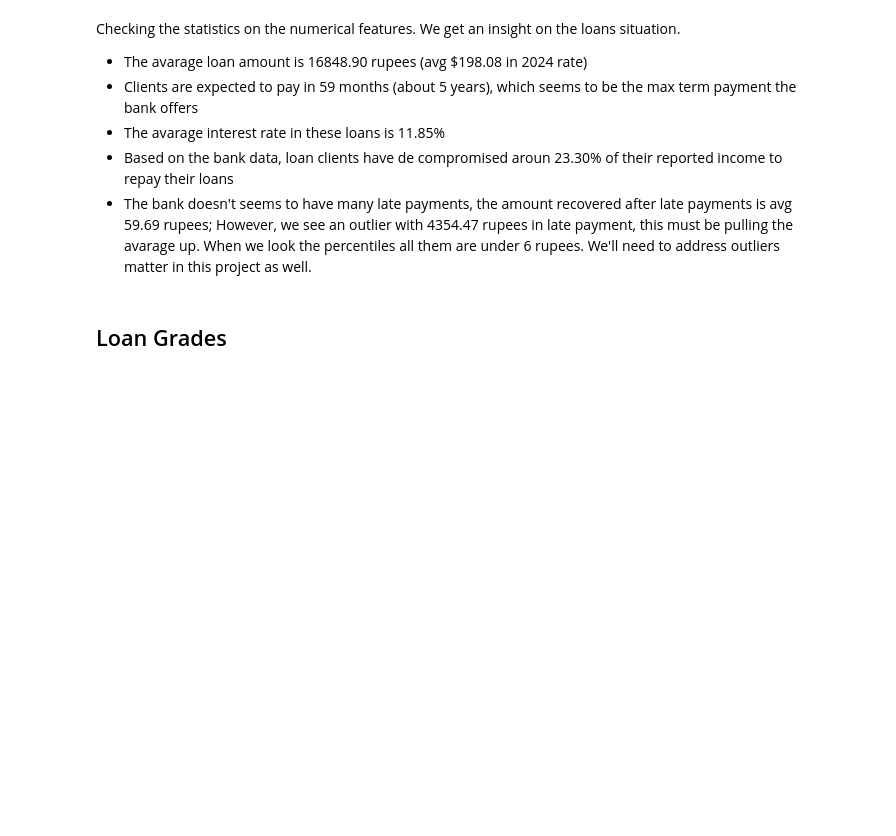
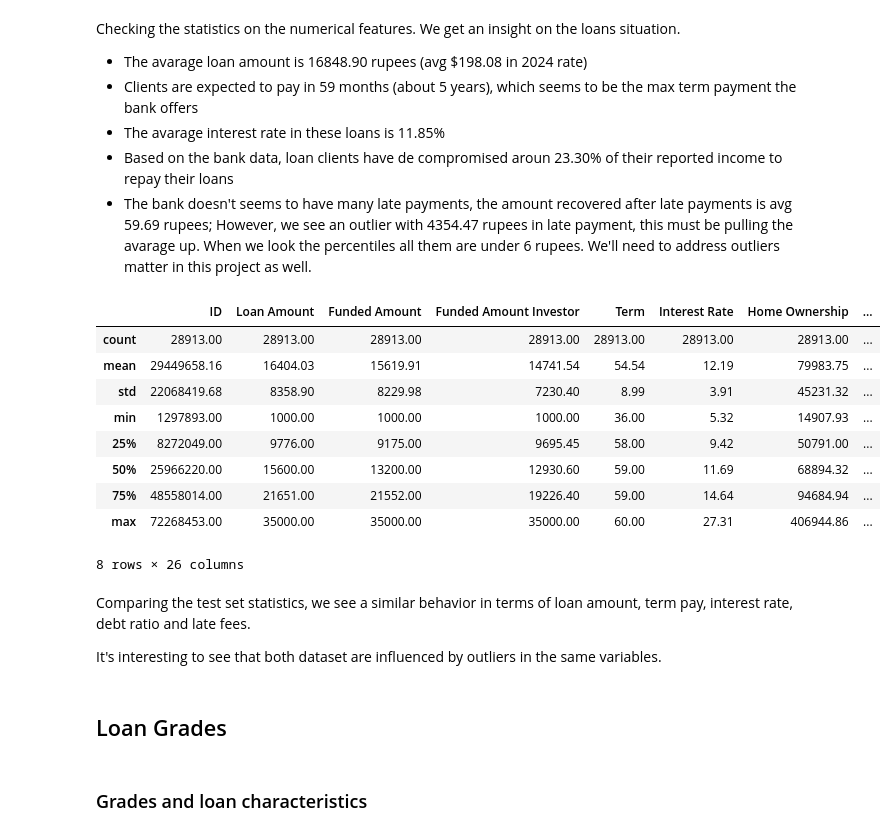
Before and after one commit to Ana-Akaishi/data-science-projects, a Jupyter notebook: Bank_Loan_Default/00 - EDA.ipynb, the cells around one changed output. Saved outputs shown, nothing was run; the diff lists cells and outputs as text; code cells hidden in the pictures; blank space fills up the shorter version.

```diff
--- a/Bank_Loan_Default/00 - EDA.ipynb
+++ b/Bank_Loan_Default/00 - EDA.ipynb
@@ -98,7 +98,27 @@ Checking the statistics on the numerical features. We get an insight on the loan
 - The avarage interest rate in these loans is 11.85%
 - Based on the bank data, loan clients have de compromised aroun 23.30% of their reported income to repay their loans
 - The bank doesn't seems to have many late payments, the amount recovered after late payments is avg 59.69 rupees; However, we see an outlier with 4354.47 rupees in late payment, this must be pulling the avarage up. When we look the percentiles all them are under 6 rupees. We'll need to address outliers matter in this project as well.
+# %%
+#   Mean value and other statistical data for numerical data for test set
+round(test.describe(exclude=[object]),2)
+# %% [output]
+|  | ID | Loan Amount | Funded Amount | Funded Amount Investor | Term | Interest Rate | Home Ownership | ... |
+| count | 28913.00 | 28913.00 | 28913.00 | 28913.00 | 28913.00 | 28913.00 | 28913.00 | ... |
+| mean | 29449658.16 | 16404.03 | 15619.91 | 14741.54 | 54.54 | 12.19 | 79983.75 | ... |
+| std | 22068419.68 | 8358.90 | 8229.98 | 7230.40 | 8.99 | 3.91 | 45231.32 | ... |
+| min | 1297893.00 | 1000.00 | 1000.00 | 1000.00 | 36.00 | 5.32 | 14907.93 | ... |
+| 25% | 8272049.00 | 9776.00 | 9175.00 | 9695.45 | 58.00 | 9.42 | 50791.00 | ... |
+| 50% | 25966220.00 | 15600.00 | 13200.00 | 12930.60 | 59.00 | 11.69 | 68894.32 | ... |
+| 75% | 48558014.00 | 21651.00 | 21552.00 | 19226.40 | 59.00 | 14.64 | 94684.94 | ... |
+| max | 72268453.00 | 35000.00 | 35000.00 | 35000.00 | 60.00 | 27.31 | 406944.86 | ... |
+8 rows × 26 columns
+# %% [markdown]
+Comparing the test set statistics, we see a similar behavior in terms of loan amount, term pay, interest rate, debt ratio and late fees.
+
+It's interesting to see that both dataset are influenced by outliers in the same variables.
 # %% [markdown]
 ## Loan Grades
+# %% [markdown]
+### Grades and loan characteristics
 # %%
 #   Sub df for grades
```
Also changed, not shown: parts of 42 cells of this notebook.
